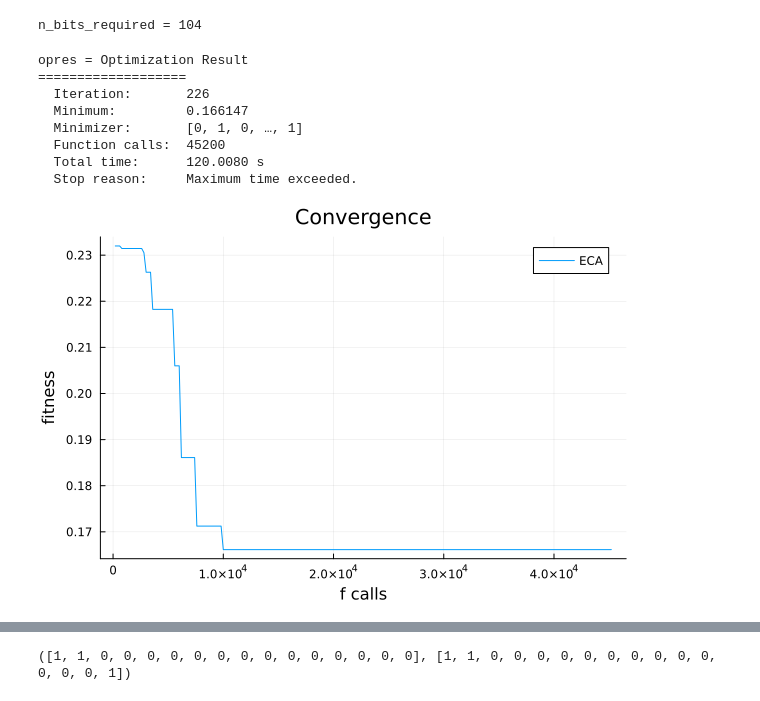
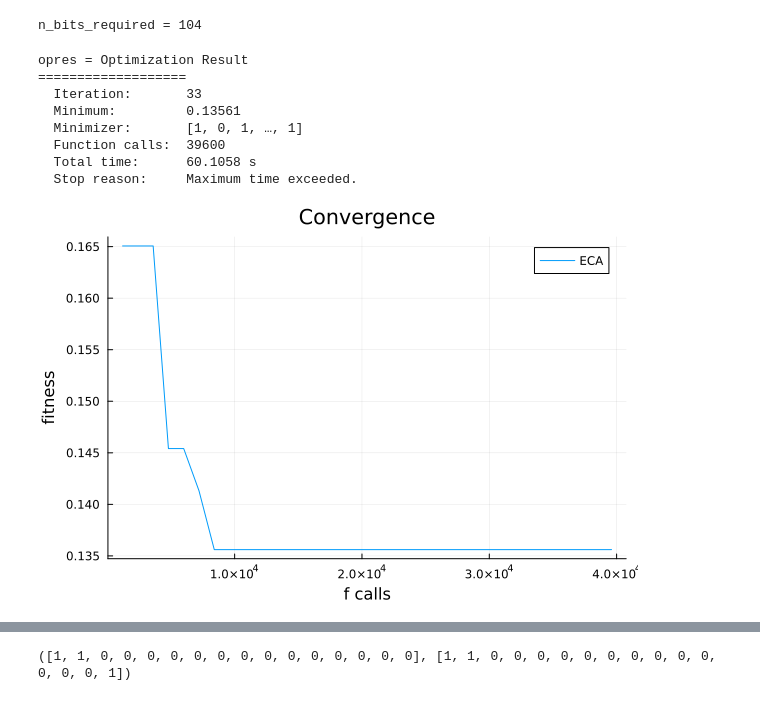
Before and after one commit to ORBAT/Musica, a Jupyter notebook: src/scratch.ipynb, the cells around one changed output, grey strips where cells are left out. Drawn from its saved outputs; the diff is of its cells as text; code cells hidden in the pictures.

```diff
--- a/src/scratch.ipynb
+++ b/src/scratch.ipynb
@@ -263,20 +263,20 @@ end
 n_bits_required = 104
 # %%
 using Musica, Plots, Metaheuristics
-opres = Musica._do_opt(time_limit=60.0*2,p_mutation=90e-4);
+opres = Musica._do_opt(time_limit=60.0*1,p_mutation=90e-4);
 @show opres
 f_calls, best_f_value = convergence(opres);
 plot(xlabel="f calls", ylabel="fitness", title="Convergence")
 plot!(f_calls, best_f_value, label="ECA")
 # %% [output]
 opres = Optimization Result
 ===================
-  Iteration:       226
-  Minimum:         0.166147
-  Minimizer:       [0, 1, 0, …, 1]
-  Function calls:  45200
-  Total time:      120.0080 s
+  Iteration:       33
+  Minimum:         0.13561
+  Minimizer:       [1, 0, 1, …, 1]
+  Function calls:  39600
+  Total time:      60.1058 s
   Stop reason:     Maximum time exceeded.
-[figure, old version]
+[figure, new version]
 # %%
 using Plots, Musica, Transducers, StatsBase, Metaheuristics
```
Also changed, not shown: parts of 2 cells of this notebook.
